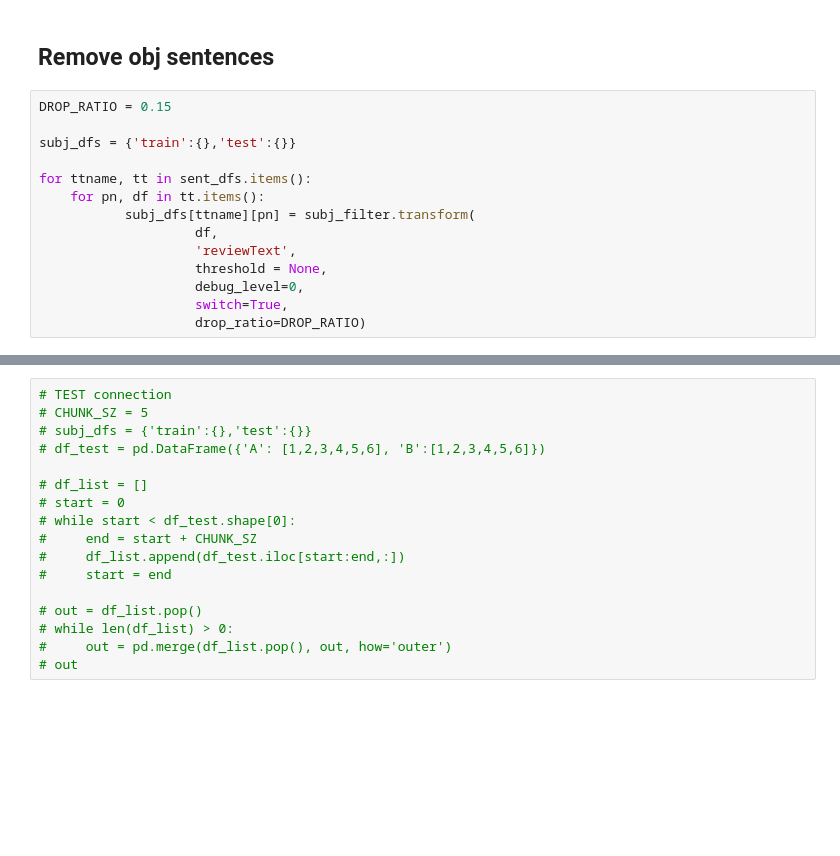
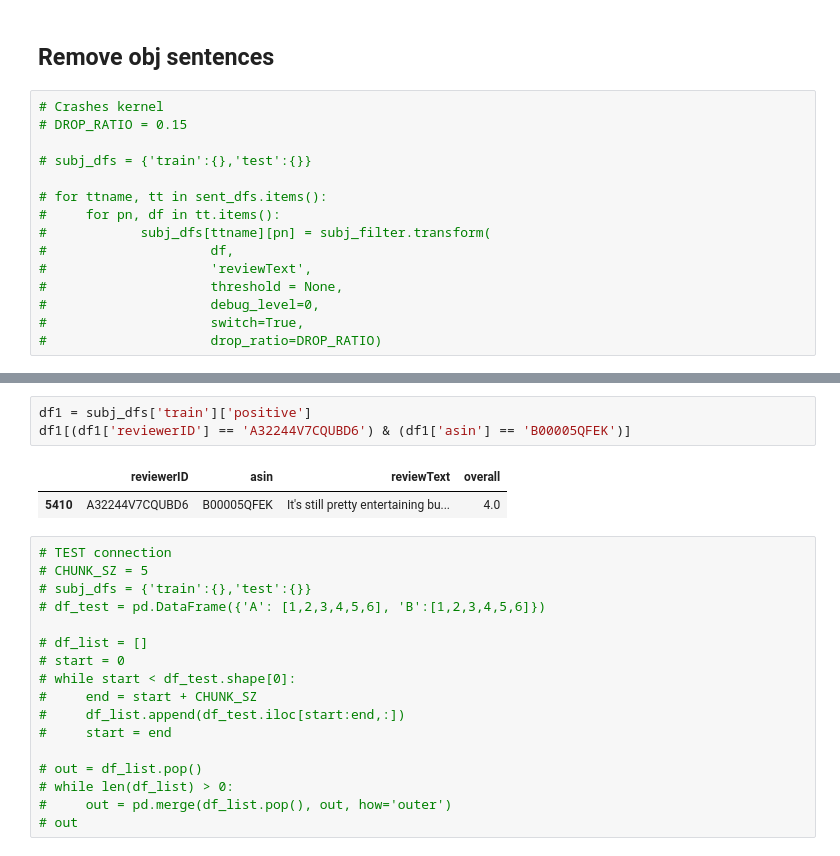
Before and after one commit to j-gd/movie_mood, a Jupyter notebook: src/ab_testing_dev/B_creation.ipynb, the cells around one changed output, grey strips where cells are left out. Cells and saved outputs as stored; diff of their text form; blank space fills up the shorter version.

```diff
--- a/src/ab_testing_dev/B_creation.ipynb
+++ b/src/ab_testing_dev/B_creation.ipynb
@@ -203,16 +190,17 @@ df1[(df1['reviewerID'] == 'A32244V7CQUBD6') & (df1['asin'] == 'B00005QFEK')]
 # %% [markdown]
 ## Remove obj sentences
 # %%
-DROP_RATIO = 0.15
+# Crashes kernel
+# DROP_RATIO = 0.15
 
-subj_dfs = {'train':{},'test':{}}
+# subj_dfs = {'train':{},'test':{}}
 
-for ttname, tt in sent_dfs.items():
-    for pn, df in tt.items():
-           subj_dfs[ttname][pn] = subj_filter.transform(
-                    df,
-                    'reviewText',
-                    threshold = None,
-                    debug_level=0,
-                    switch=True,
-                    drop_ratio=DROP_RATIO)
+# for ttname, tt in sent_dfs.items():
+#     for pn, df in tt.items():
+#            subj_dfs[ttname][pn] = subj_filter.transform(
+#                     df,
+#                     'reviewText',
+#                     threshold = None,
+#                     debug_level=0,
+#                     switch=True,
+#                     drop_ratio=DROP_RATIO)
@@ -263,3 +249,9 @@ Index(['reviewerID', 'asin', 'overall', 'reviewText'], dtype='object')
+# %%
+df1 = subj_dfs['train']['positive']
+df1[(df1['reviewerID'] == 'A32244V7CQUBD6') & (df1['asin'] == 'B00005QFEK')]
+# %% [output]
+|  | reviewerID | asin | reviewText | overall |
+| 5410 | A32244V7CQUBD6 | B00005QFEK | It's still pretty entertaining bu... | 4.0 |
 # %%
 # TEST connection
 # CHUNK_SZ = 5
```
Also changed, not shown: parts of 8 cells of this notebook, 2 other files.
